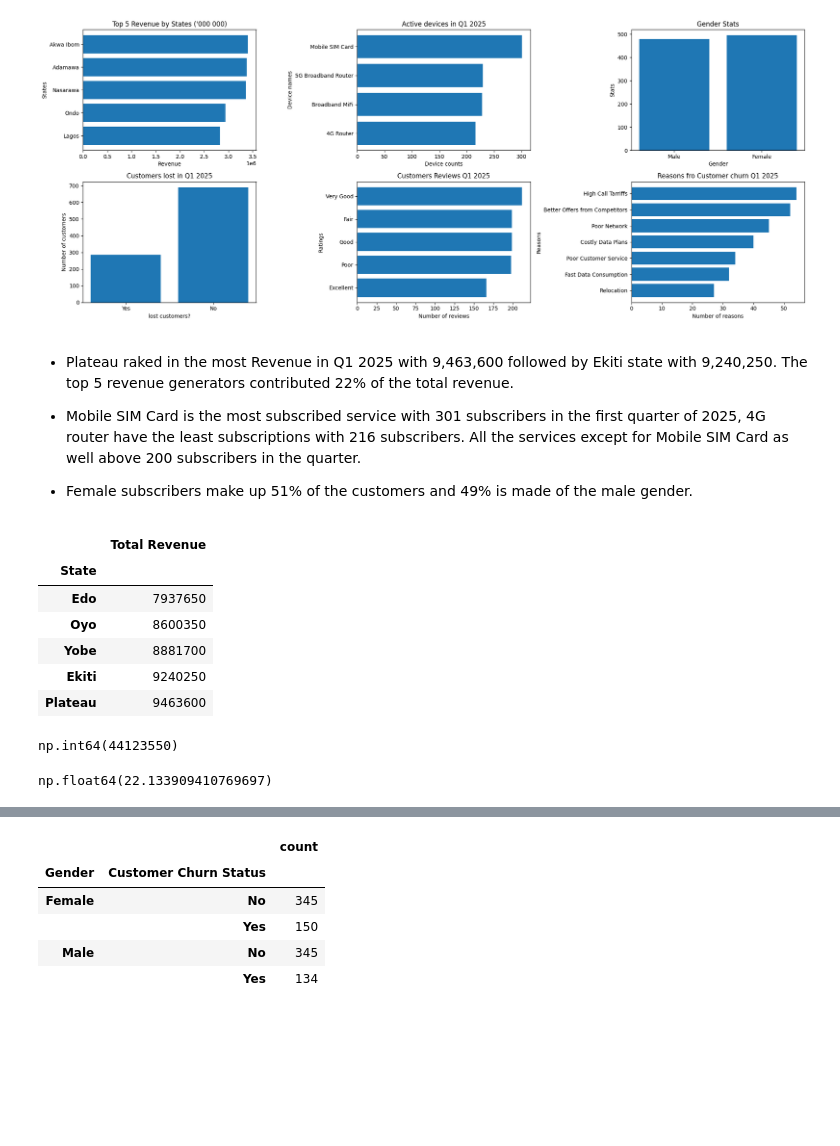
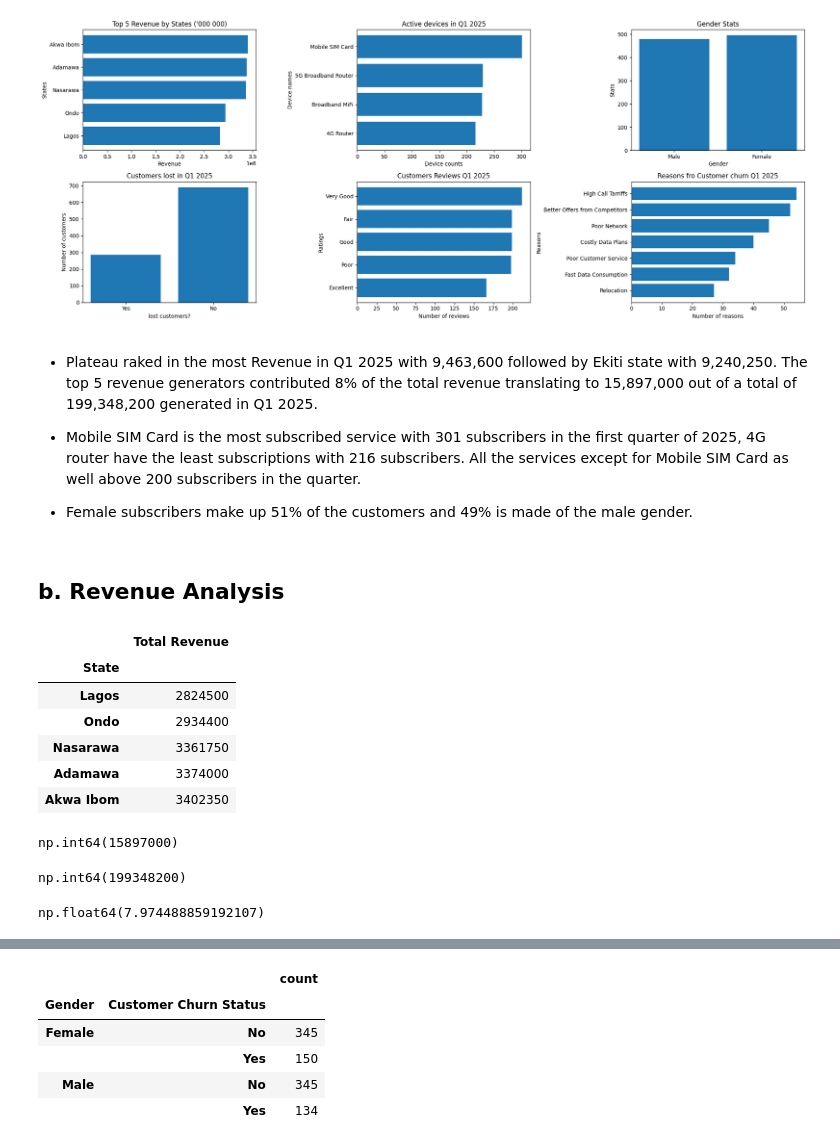
Before and after one commit to tapiwamesa/MTN-Nigeria-customer-churn-prediction-model, a Jupyter notebook: MTN_Nigeria_Customer_Churn_Prediction.ipynb, the cells around one changed output, grey strips where cells are left out. Drawn from its saved outputs; the diff is of its cells as text; code cells hidden in the pictures; blank space fills up the shorter version.

```diff
--- a/MTN_Nigeria_Customer_Churn_Prediction.ipynb
+++ b/MTN_Nigeria_Customer_Churn_Prediction.ipynb
@@ -160,31 +161,40 @@ plt.show()
 # %% [output]
 [figure]
 # %% [markdown]
-- Plateau raked in the most Revenue in Q1 2025 with 9,463,600 followed by Ekiti state with 9,240,250. The top 5 revenue generators contributed 22% of the total revenue.
+- Plateau raked in the most Revenue in Q1 2025 with 9,463,600 followed by Ekiti state with 9,240,250. The top 5 revenue generators contributed 8% of the total revenue translating to 15,897,000 out of a total of 199,348,200 generated in Q1 2025.
 
 - Mobile SIM Card is the most subscribed service with 301 subscribers in the first quarter of 2025, 4G router have the least subscriptions with 216 subscribers. All the services except for Mobile SIM Card as well above 200 subscribers in the quarter.
 
 - Female subscribers make up 51% of the customers and 49% is made of the male gender.
+# %% [markdown]
+## b. **Revenue Analysis**
 # %%
 # Top 5 States by Revenue
-top5 = mtn[["State", "Total Revenue"]].groupby("State").sum().sort_values("Total Revenue").tail()
+top5 = mtn[["State", "Total Revenue"]].groupby("State").sum().sort_values("Total Revenue", ascending = True).head()
 top5
 # %% [output]
 |  | Total Revenue |
 | State |  |
-| Edo | 7937650 |
-| Oyo | 8600350 |
-| Yobe | 8881700 |
-| Ekiti | 9240250 |
-| Plateau | 9463600 |
+| Lagos | 2824500 |
+| Ondo | 2934400 |
+| Nasarawa | 3361750 |
+| Adamawa | 3374000 |
+| Akwa Ibom | 3402350 |
 # %%
 # Revenue generated by top 5 states
+
 top5.values.sum()
 # %% [output]
-np.int64(44123550)
+np.int64(15897000)
+# %%
+# total revenue generated
+
+mtn["Total Revenue"].sum()
+# %% [output]
+np.int64(199348200)
 # %%
 # % of top 5 Revenue generators to total revenue in Q1 2025
 
-top5.values.sum()/mtn[["State", "Total Revenue"]].groupby("State").sum().sort_values("Total Revenue").values.sum()*100
+top5.values.sum()/mtn["Total Revenue"].sum()*100
 # %% [output]
-np.float64(22.133909410769697)
+np.float64(7.974488859192107)
```
Also changed, not shown: parts of 19 cells of this notebook.
